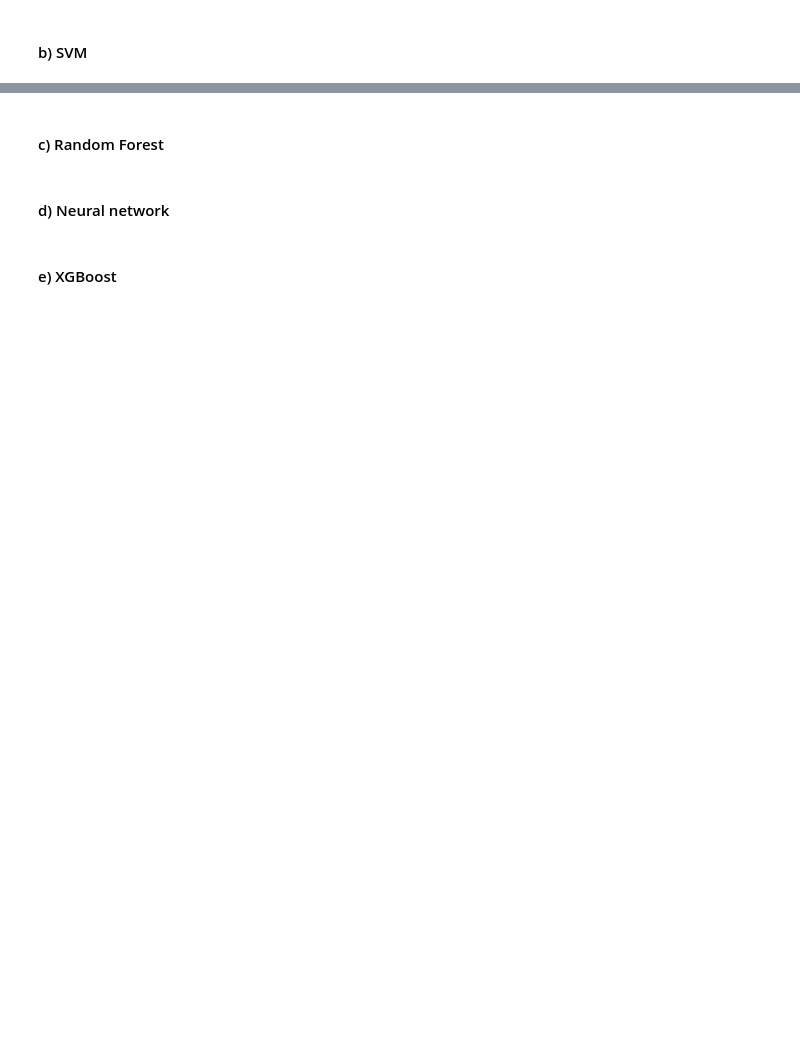
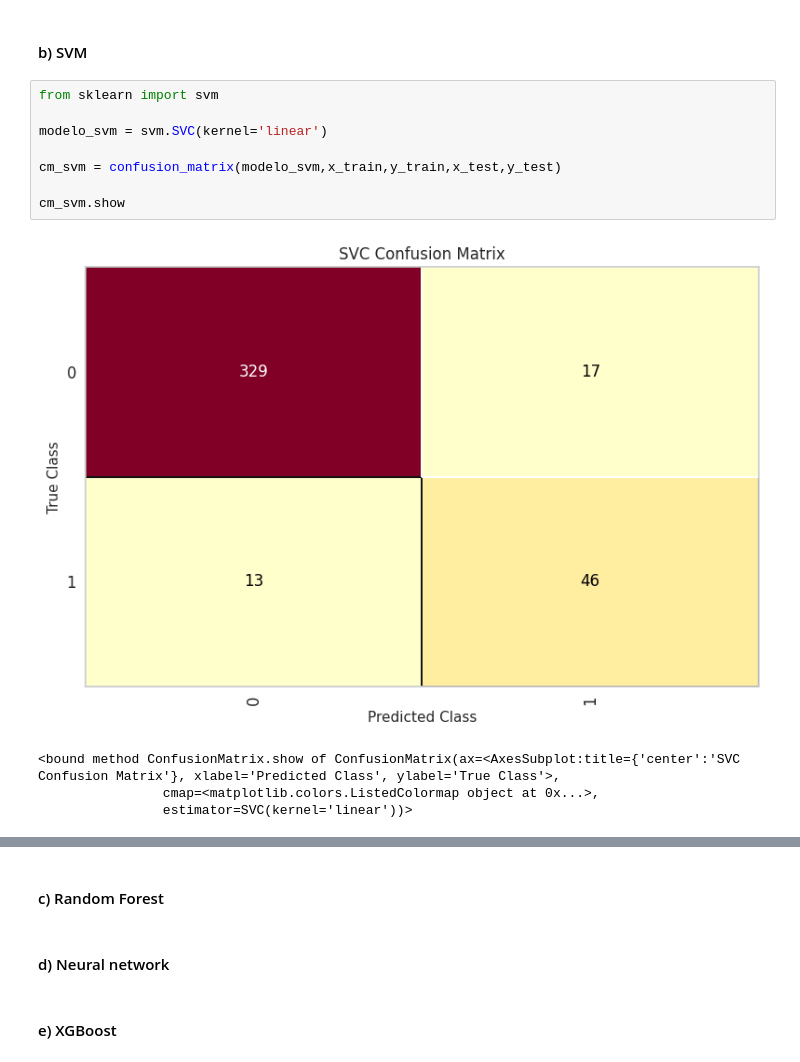
Before and after one commit to petrugeral/Marketing_Analytics, a Jupyter notebook: ifood_marketing_analytics/workspace.ipynb, the cells around one changed output, grey strips where cells are left out. Drawn from its saved outputs; the diff is of its cells as text; blank space fills up the shorter version.

```diff
--- a/ifood_marketing_analytics/workspace.ipynb
+++ b/ifood_marketing_analytics/workspace.ipynb
@@ -915,2 +929,15 @@ Confusion matrix:
 # %% [markdown]
 #### b) SVM
+# %%
+from sklearn import svm
+
+modelo_svm = svm.SVC(kernel='linear')
+
+cm_svm = confusion_matrix(modelo_svm,x_train,y_train,x_test,y_test)
+
+cm_svm.show
+# %% [output]
+[figure, added]
+<bound method ConfusionMatrix.show of ConfusionMatrix(ax=<AxesSubplot:title={'center':'SVC Confusion Matrix'}, xlabel='Predicted Class', ylabel='True Class'>,
+                cmap=<matplotlib.colors.ListedColormap object at 0x...>,
+                estimator=SVC(kernel='linear'))>
```
Also changed, not shown: parts of 3 cells of this notebook.
